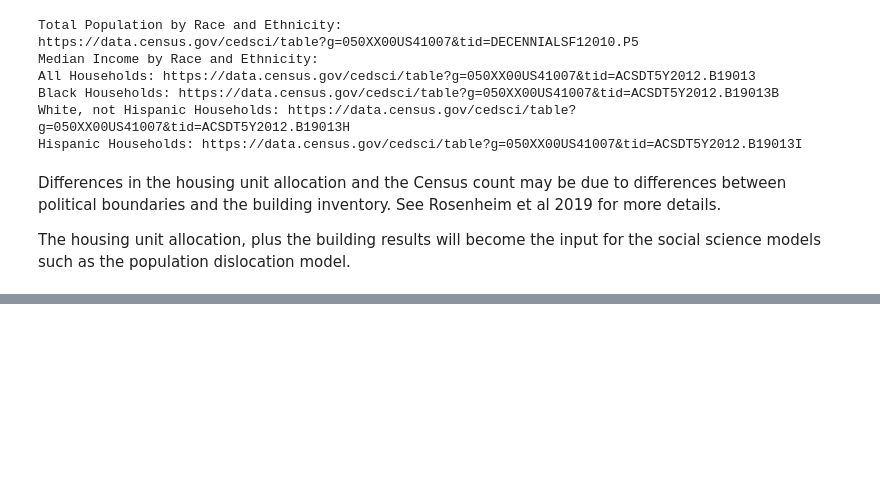
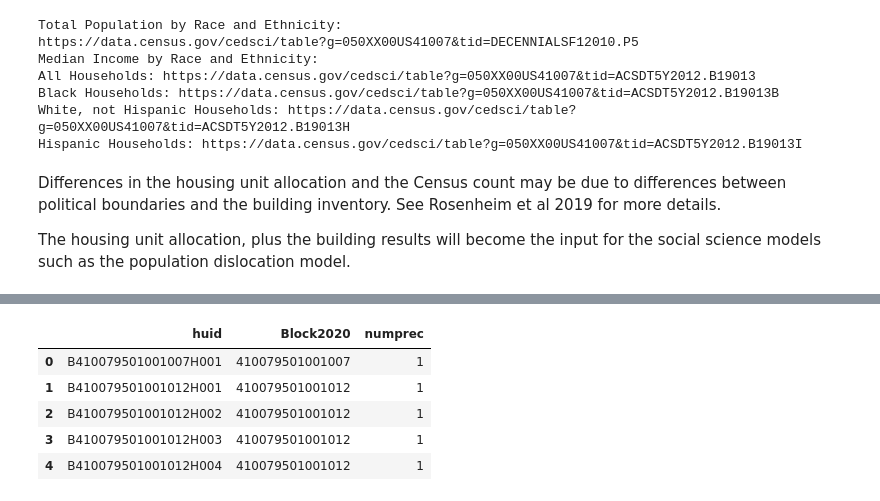
Before and after one commit to npr99/intersect-community-data, a Jupyter notebook: ncoda_07kv7_HUA_PREC_Disability.ipynb, the cells around one changed output, grey strips where cells are left out. Saved outputs shown, nothing was run; the diff lists cells and outputs as text; code cells hidden in the pictures; blank space fills up the shorter version.

```diff
--- a/ncoda_07kv7_HUA_PREC_Disability.ipynb
+++ b/ncoda_07kv7_HUA_PREC_Disability.ipynb
@@ -1198,0 +1213,14 @@ The housing unit allocation, plus the building results will become the input for
+# %%
+hui_path = 'OutputData/Seaside_OR_NSI/hui_v2-2-0_Seaside_OR_NSI_2020_rs9876.csv'
+# Read HUI block id and numprec
+hui_compare_df = pd.read_csv(hui_path, usecols=['blockid', 'huid', 'numprec'], low_memory=False)
+# rename blockid to match prec_df
+hui_compare_df = hui_compare_df.rename(columns={'blockid': 'Block2020'})
+hui_compare_df.head()
+# %% [output]
+|  | huid | Block2020 | numprec |
+| 0 | B410079501001007H001 | 410079501001007 | 1 |
+| 1 | B410079501001012H001 | 410079501001012 | 1 |
+| 2 | B410079501001012H002 | 410079501001012 | 1 |
+| 3 | B410079501001012H003 | 410079501001012 | 1 |
+| 4 | B410079501001012H004 | 410079501001012 | 1 |
```
Also changed, not shown: parts of 4 cells of this notebook.
